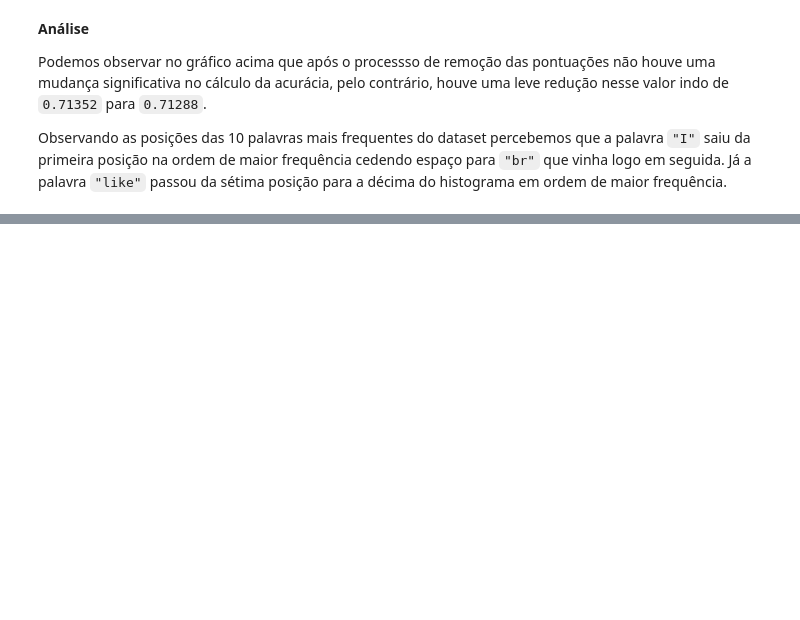
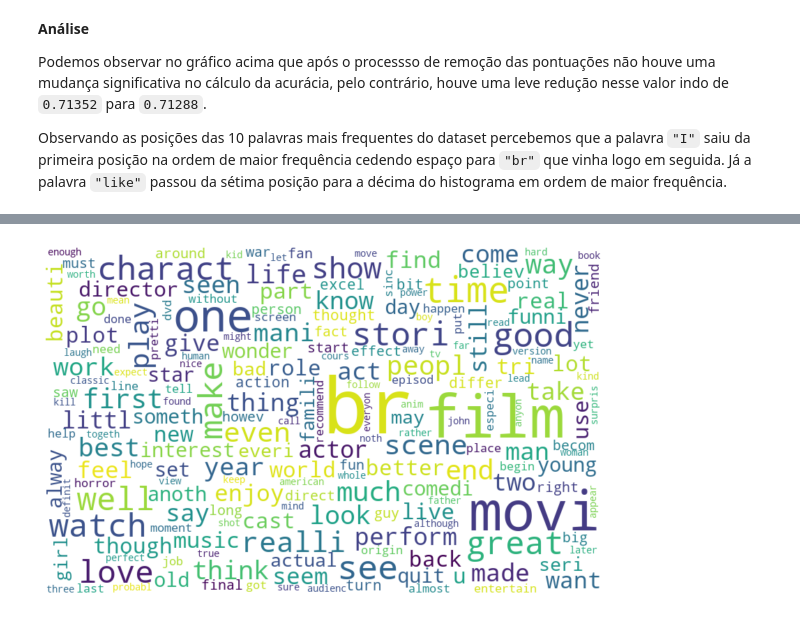
Before and after one commit to izafreitas/machine_learning_dellead_mentoring, a Jupyter notebook: plano_avalicao_lead/Plano de Avaliação Dell Academy Machine Learning.ipynb, the cells around one changed output, grey strips where cells are left out. Saved outputs shown, nothing was run; the diff lists cells and outputs as text; code cells hidden in the pictures; blank space fills up the shorter version.

```diff
--- a/plano_avalicao_lead/Plano de Avaliação Dell Academy Machine Learning.ipynb
+++ b/plano_avalicao_lead/Plano de Avaliação Dell Academy Machine Learning.ipynb
@@ -678,0 +711,4 @@ Com  relação a acurácia dos dois últimos passos de tratamento do texto, isto
+# %%
+nuvem_positiva(df_unido, "processamento_4")
+# %% [output]
+[figure, added]
```
Also changed, not shown: parts of 36 cells of this notebook.
